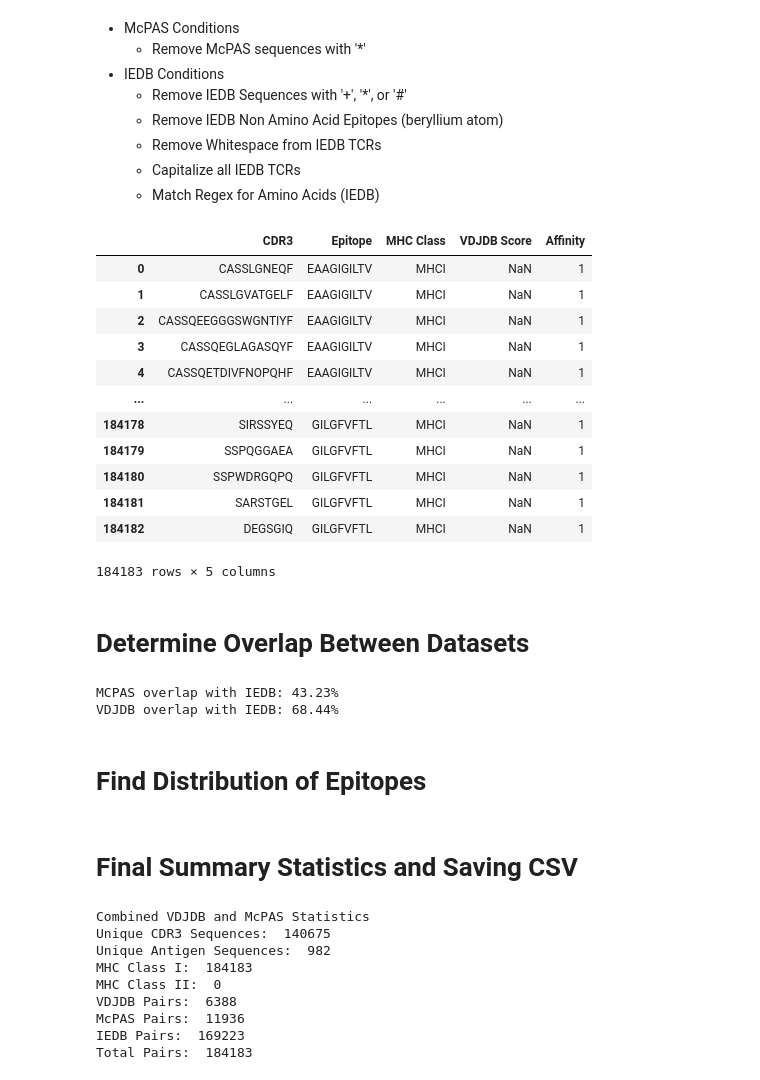
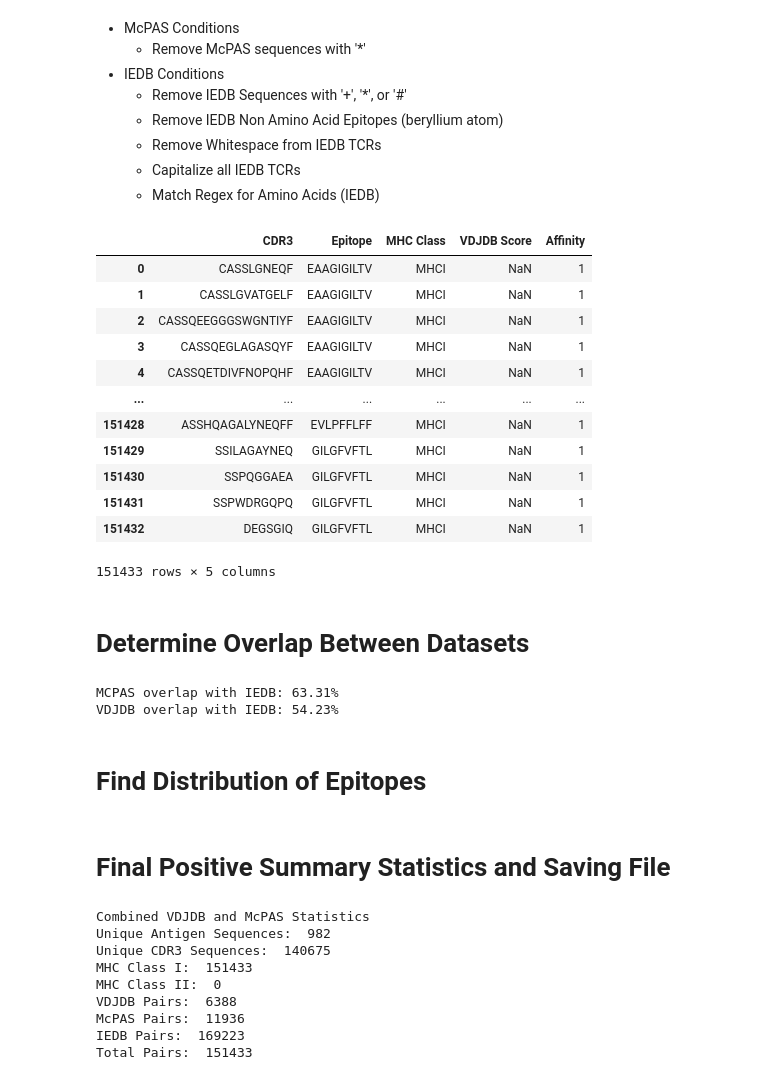
Before and after one commit to Lee-CBG/ATM-TCR, a Jupyter notebook: data/data_analytics.ipynb, the cells around one changed output. Drawn from its saved outputs; the diff is of its cells as text; code cells hidden in the pictures.

```diff
--- a/data/data_analytics.ipynb
+++ b/data/data_analytics.ipynb
@@ -305,75 +305,78 @@ def final_filter_iedb(raw_iedb_class_i, raw_iedb_class_ii):
     # Remove Whitespace from TCRs
     df['Beta CDR3'] = df['Beta CDR3'].str.replace(" ","")
     # Capitalize All TCRs
     df['Beta CDR3'] = df['Beta CDR3'].str.upper()
     # Apply Regex
     df = df[df['Beta CDR3'].str.match(r'^[A|R|N|D|B|C|E|Q|Z|G|H|I|L|K|M|F|P|S|T|W|Y|V]+$')]
     # Rename Columns
     df.columns = ['CDR3', 'Epitope', 'MHC Class']
     return df
 
 def final_filter_combined(combined_data):
     # Filter down to MHC I only
     combined_data
     df = combined_data.loc[(combined_data['MHC Class'] == 'MHCI')]
-    df['Affinity'] = 1
+    df = df.assign(Affinity=1)
     return df
 
 final_mcpas = final_filter_mcpas(mcpas)
 final_vdjdb = final_filter_vdjdb(vdjdb)
 final_iedb = final_filter_iedb(iedb_class_i, iedb_class_ii)
 full_combined_sequences = pd.concat([final_mcpas, final_vdjdb, final_iedb])
 combined_sequences = final_filter_combined(full_combined_sequences)
-combined_sequences.drop_duplicates()
+combined_sequences = combined_sequences.drop_duplicates()
 combined_sequences.reset_index(drop=True)
 # %% [output]
 |  | CDR3 | Epitope | MHC Class | VDJDB Score | Affinity |
 | 0 | CASSLGNEQF | EAAGIGILTV | MHCI | NaN | 1 |
 | 1 | CASSLGVATGELF | EAAGIGILTV | MHCI | NaN | 1 |
 | 2 | CASSQEEGGGSWGNTIYF | EAAGIGILTV | MHCI | NaN | 1 |
 | 3 | CASSQEGLAGASQYF | EAAGIGILTV | MHCI | NaN | 1 |
 | 4 | CASSQETDIVFNOPQHF | EAAGIGILTV | MHCI | NaN | 1 |
 | ... | ... | ... | ... | ... | ... |
-| 184178 | SIRSSYEQ | GILGFVFTL | MHCI | NaN | 1 |
-| 184179 | SSPQGGAEA | GILGFVFTL | MHCI | NaN | 1 |
-| 184180 | SSPWDRGQPQ | GILGFVFTL | MHCI | NaN | 1 |
-| 184181 | SARSTGEL | GILGFVFTL | MHCI | NaN | 1 |
-| 184182 | DEGSGIQ | GILGFVFTL | MHCI | NaN | 1 |
+| 151428 | ASSHQAGALYNEQFF | EVLPFFLFF | MHCI | NaN | 1 |
+| 151429 | SSILAGAYNEQ | GILGFVFTL | MHCI | NaN | 1 |
+| 151430 | SSPQGGAEA | GILGFVFTL | MHCI | NaN | 1 |
+| 151431 | SSPWDRGQPQ | GILGFVFTL | MHCI | NaN | 1 |
+| 151432 | DEGSGIQ | GILGFVFTL | MHCI | NaN | 1 |
-184183 rows × 5 columns
+151433 rows × 5 columns
 # %% [markdown]
 # Determine Overlap Between Datasets
 # %%
 def determine_overlap(df1, df2):
     """
-    Determines the overlap between df1 and df2, use df1 as the base dataset
+    Determines the rows which are both in df1 and df2
     """
     df1_sequences_only = df1[['CDR3', 'Epitope']]
+    df1_sequences_only = df1_sequences_only.drop_duplicates()
     df2_sequences_only = df2[['CDR3', 'Epitope']]
-    s1 = pd.merge(df1_sequences_only, df2_sequences_only, indicator=True, how='outer').query('_merge=="right_only"').drop('_merge', axis=1)
-    return s1
+    df1_sequences_only = df1_sequences_only.drop_duplicates()
+    df = df1_sequences_only.merge(df2_sequences_only, how = 'inner' , indicator=False)
+    return df
 
 def determine_non_overlapping_rows(df1, df2):
     """
     Determines the overlap between df1 and df2, use df1 as the base dataset
     """
     df1_sequences_only = df1[['CDR3', 'Epitope']]
+    df1_sequences_only = df1_sequences_only.drop_duplicates()
     df2_sequences_only = df2[['CDR3', 'Epitope']]
-    s1 = pd.merge(df1_sequences_only, df2_sequences_only, indicator=True, how='outer').query('_merge=="right_only"').drop('_merge', axis=1)
-    s2 = pd.merge(s1, df2_sequences_only, indicator=True, how='outer').query('_merge=="right_only"').drop('_merge', axis=1)
-    return s2
+    df2_sequences_only = df2_sequences_only.drop_duplicates()
+    df = pd.concat([df1_sequences_only,df2_sequences_only]).drop_duplicates(keep=False)
+    return df
 
 def find_duplicates(df):
     return df[df.duplicated()]
 
-overlap_mcpas = determine_overlap(final_iedb, final_mcpas)
-overlap_vdjdb = determine_overlap(final_iedb, final_vdjdb)
+overlap_mcpas = determine_overlap(final_mcpas, final_iedb)
+overlap_vdjdb = determine_overlap(final_vdjdb, final_iedb)
 overlap_mcpas_stat = len(overlap_mcpas)/len(final_mcpas) * 100
 overlap_vdjdb_stat = len(overlap_vdjdb)/len(final_vdjdb) * 100
 print('MCPAS overlap with IEDB: ' + str(round(overlap_mcpas_stat, 2)) + '%')
 print('VDJDB overlap with IEDB: ' + str(round(overlap_vdjdb_stat, 2)) + '%')
 # %% [output]
-MCPAS overlap with IEDB: 43.23%
-VDJDB overlap with IEDB: 68.44%
+MCPAS overlap with IEDB: 63.31%
+VDJDB overlap with IEDB: 54.23%
 # %% [markdown]
 # Find Distribution of Epitopes
 # %%
@@ -394,7 +397,7 @@ unique_epitopes = combined_sequences['Epitope'].unique()
 epitope_distribution = find_epitope_distribution(combined_sequences, unique_epitopes)
 # save_epitope_distribution(epitope_distribution)
 # %% [markdown]
-# Final Summary Statistics and Saving CSV
+# Final Positive Summary Statistics and Saving File
 # %%
 def combined_summary_stats(df):
     print('Unique Antigen Sequences: ', len(df['Epitope'].unique()))
@@ -414,14 +417,14 @@ combined_sequences.to_csv('combined_metadata.csv', index=False)
 # Get Relevant Columns for training
 combined_sequences = combined_sequences[['Epitope', 'CDR3', 'Affinity']]
 # Save to File
-combined_sequences.to_csv('combined_dataset.csv', index=False, header=False)
+combined_sequences.to_csv('combined_dataset_positive_only.csv', index=False, header=False)
 # %% [output]
 Combined VDJDB and McPAS Statistics
+Unique Antigen Sequences:  982
 Unique CDR3 Sequences:  140675
-Unique Antigen Sequences:  982
-MHC Class I:  184183
+MHC Class I:  151433
 MHC Class II:  0
 VDJDB Pairs:  6388
 McPAS Pairs:  11936
 IEDB Pairs:  169223
-Total Pairs:  184183
+Total Pairs:  151433
```
Also changed, not shown: parts of 4 cells of this notebook, 5 other files.
